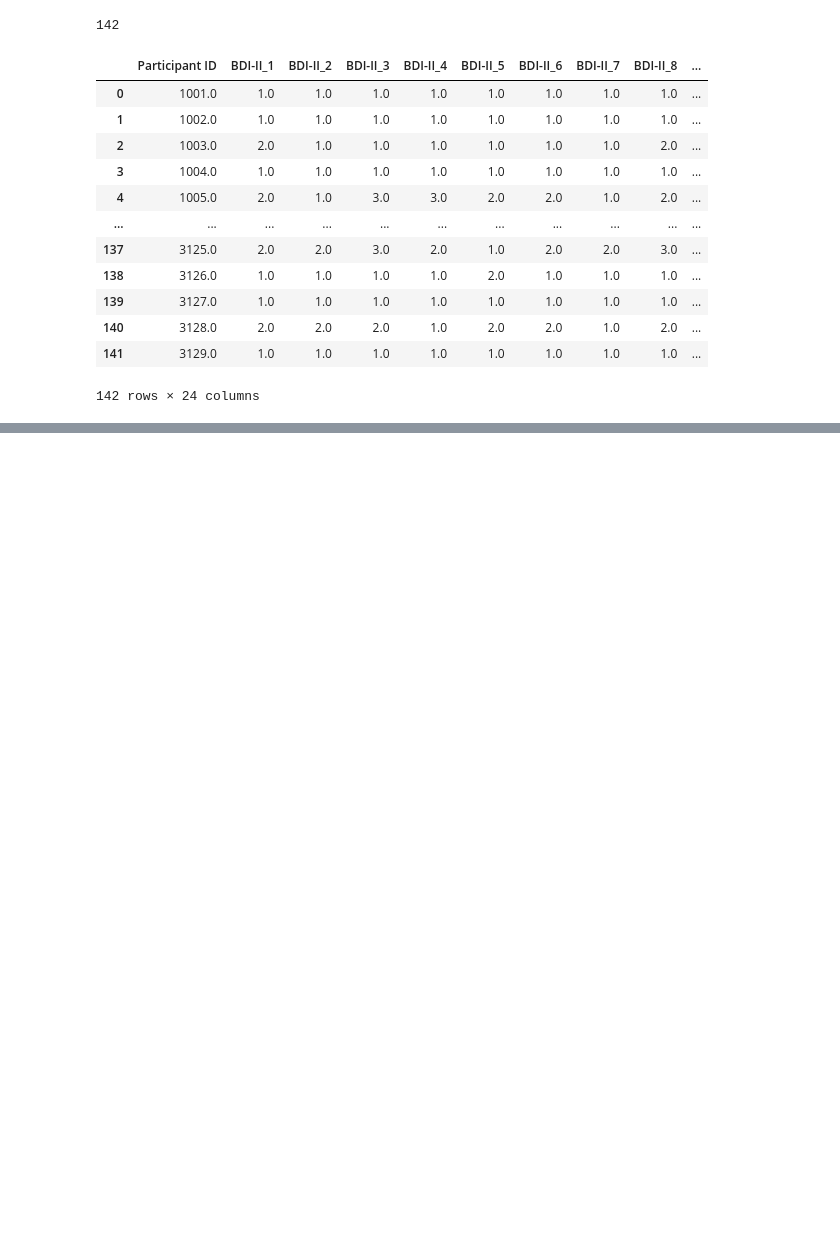
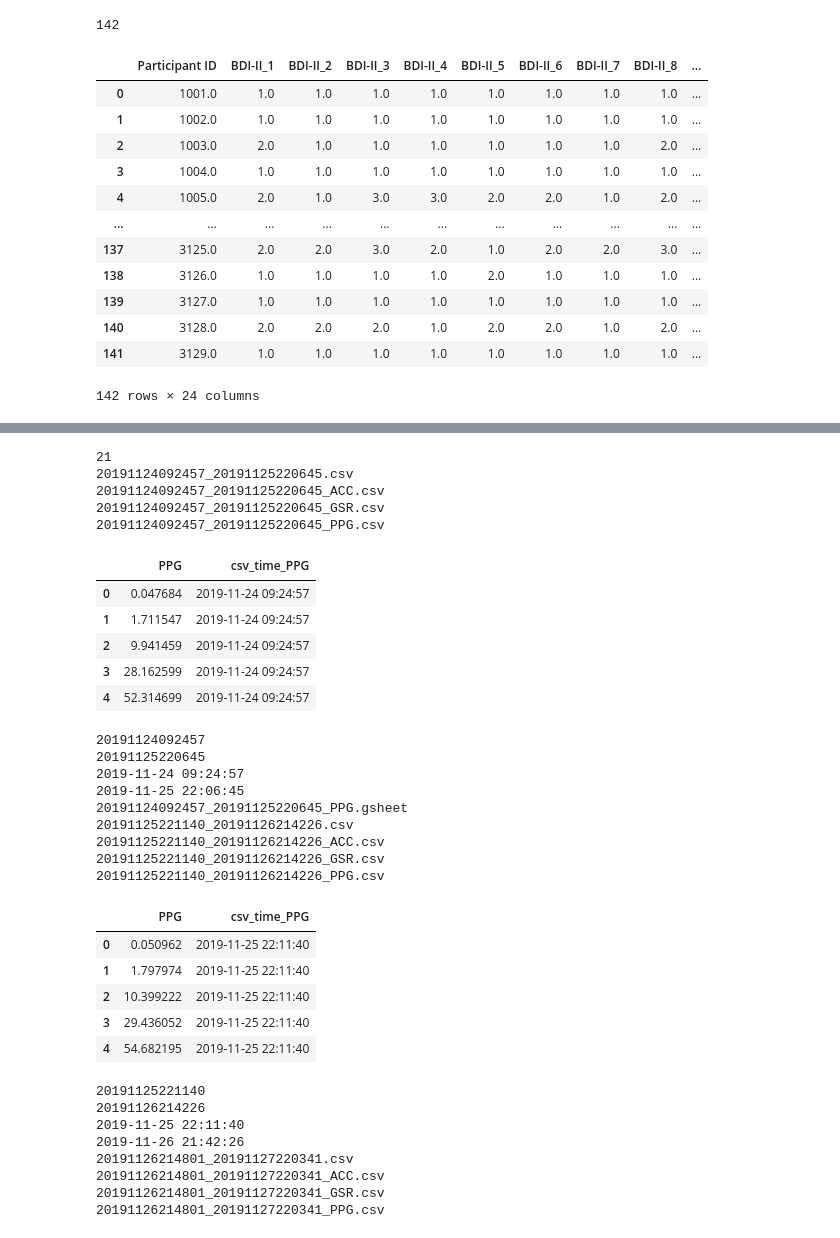
Before and after one commit to prophets-of-eternity/summer-2021-v3, a Jupyter notebook: ACM_PP_v1.ipynb, the cells around one changed output, grey strips where cells are left out. Saved outputs shown, nothing was run; the diff lists cells and outputs as text; code cells hidden in the pictures; blank space fills up the shorter version.

```diff
--- a/ACM_PP_v1.ipynb
+++ b/ACM_PP_v1.ipynb
@@ -140,0 +202,78 @@ def plotme(data):
+# %%
+
+patient0 = get_files("/content/drive/MyDrive/ACMV1/Stress&Mood/Physiol_Rec1/Physiol_Rec/1001")
+
+for x in patient0:
+
+        print(x)
+
+        if ('PPG' in x) and ('gsheet' not in x):
+          ppg_data_df = pd.read_csv("/content/drive/MyDrive/ACMV1/Stress&Mood/Physiol_Rec1/Physiol_Rec/1001/{}".format(x))
+          display(ppg_data_df.head())
+          signal_mine = np.array(ppg_data_df["PPG"])
+          the_file = x.split(".")[0]
+
+
+
+          time1 = the_file.split("_")[0]
+          time2= the_file.split("_")[1]
+
+          print(time1)
+          print(time2)
+
+          timeslice(time1)
+          timeslice(time2)
+
+        # interval = 120
+        # i = 0
+
+        # duration = len(signal_mine)/20.0
+        # print("Duration", duration)
+        # time = np.arange(0,duration,1/20.0)
+        # no_1_minute_intervals = int(((duration)/60))
+        # print("No of intervals:", no_1_minute_intervals)
+
+
+        # my_signal = signal_mine[(interval*i*20):((i+1)*interval*20)]
+        # my_signal = my_signal[my_signal > 100]
+
+        # time = np.arange(0,len(my_signal),1/20.0)
+        # plt.plot(time,my_signal)
+        # plt.xlabel('Time [s]')
+        # plt.ylabel('Amplitude')
+        # plt.show()
+# %% [output]
+21
+20191124092457_20191125220645.csv
+20191124092457_20191125220645_ACC.csv
+20191124092457_20191125220645_GSR.csv
+20191124092457_20191125220645_PPG.csv
+|  | PPG | csv_time_PPG |
+| 0 | 0.047684 | 2019-11-24 09:24:57 |
+| 1 | 1.711547 | 2019-11-24 09:24:57 |
+| 2 | 9.941459 | 2019-11-24 09:24:57 |
+| 3 | 28.162599 | 2019-11-24 09:24:57 |
+| 4 | 52.314699 | 2019-11-24 09:24:57 |
+20191124092457
+20191125220645
+2019-11-24 09:24:57
+2019-11-25 22:06:45
+20191124092457_20191125220645_PPG.gsheet
+20191125221140_20191126214226.csv
+20191125221140_20191126214226_ACC.csv
+20191125221140_20191126214226_GSR.csv
+20191125221140_20191126214226_PPG.csv
+|  | PPG | csv_time_PPG |
+| 0 | 0.050962 | 2019-11-25 22:11:40 |
+| 1 | 1.797974 | 2019-11-25 22:11:40 |
+| 2 | 10.399222 | 2019-11-25 22:11:40 |
+| 3 | 29.436052 | 2019-11-25 22:11:40 |
+| 4 | 54.682195 | 2019-11-25 22:11:40 |
+20191125221140
+20191126214226
+2019-11-25 22:11:40
+2019-11-26 21:42:26
+20191126214801_20191127220341.csv
+20191126214801_20191127220341_ACC.csv
+20191126214801_20191127220341_GSR.csv
+20191126214801_20191127220341_PPG.csv
```
Also changed, not shown: parts of 12 cells of this notebook.
